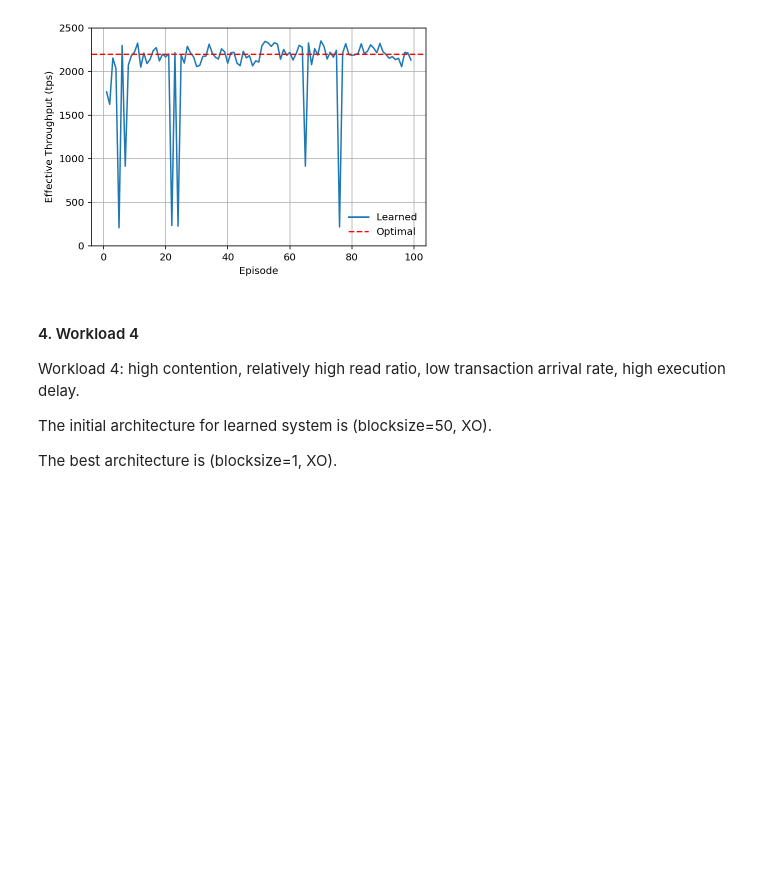
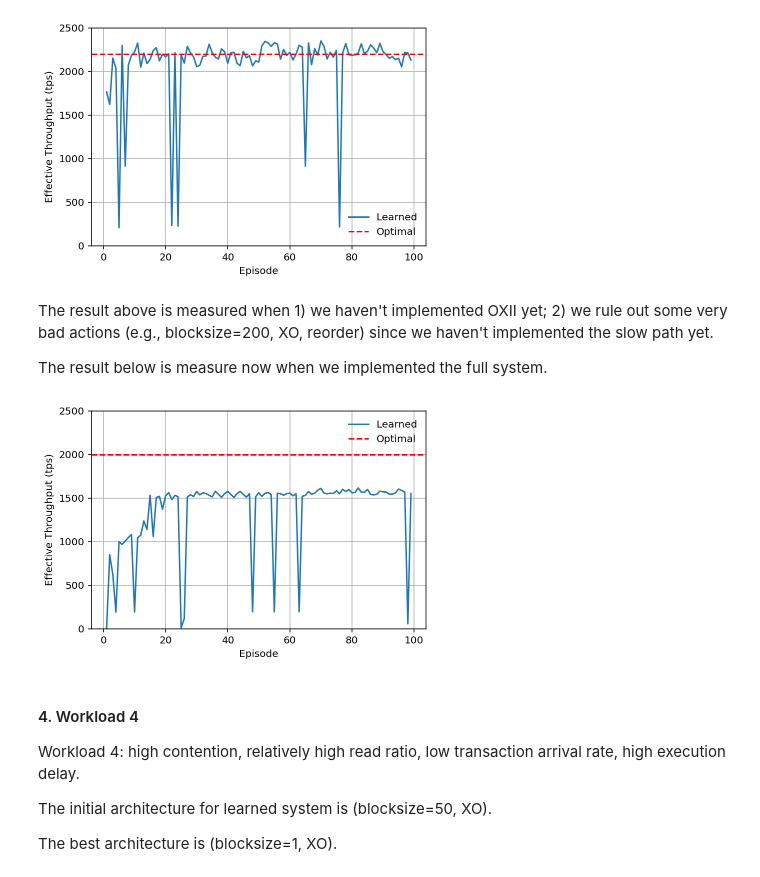
Before and after one commit to chenyuanwu/AdaChain, a Jupyter notebook: src/learning/visualization.ipynb, the cells around one changed output. Cells and saved outputs as stored; diff of their text form; code cells hidden in the pictures; blank space fills up the shorter version.

```diff
--- a/src/learning/visualization.ipynb
+++ b/src/learning/visualization.ipynb
@@ -91,6 +91,14 @@ To be fixed: in the learning framework, I am not able to reproduce some results
 exp1_plot_throughput('ts_episode_100_11.csv', 2500, 2200)
 # %% [output]
 [figure]
+# %% [markdown]
+The result above is measured when 1) we haven't implemented OXII yet; 2) we rule out some very bad actions (e.g., blocksize=200, XO, reorder) since we haven't implemented the slow path yet.
+
+The result below is measure now when we implemented the full system.
+# %%
+exp1_plot_throughput('ts_episode_100_12.csv', 2500, 2000)
+# %% [output]
+[figure, added]
 # %% [markdown]
 #### 4. Workload 4
 Workload 4: high contention, relatively high read ratio, low transaction arrival rate, high execution delay.
```
Also changed, not shown: 7 other files.
